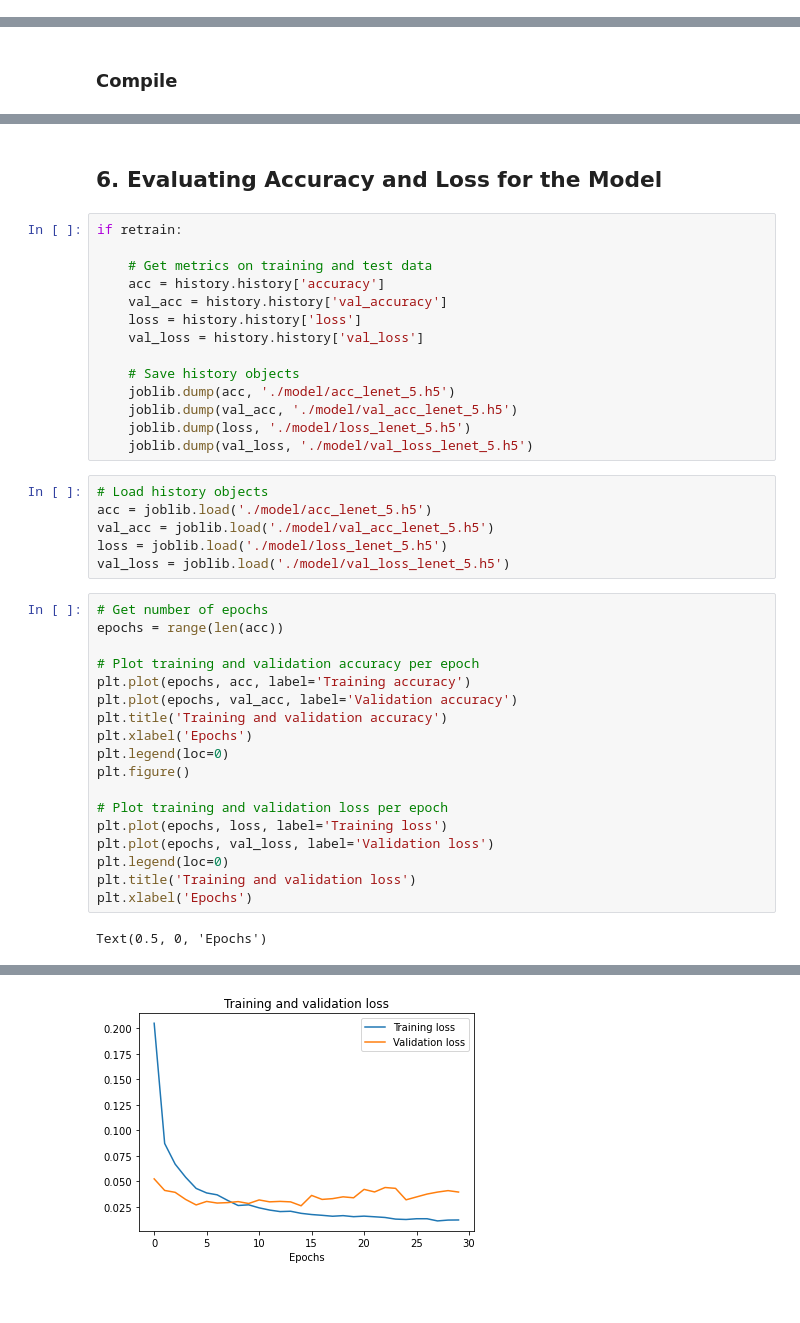
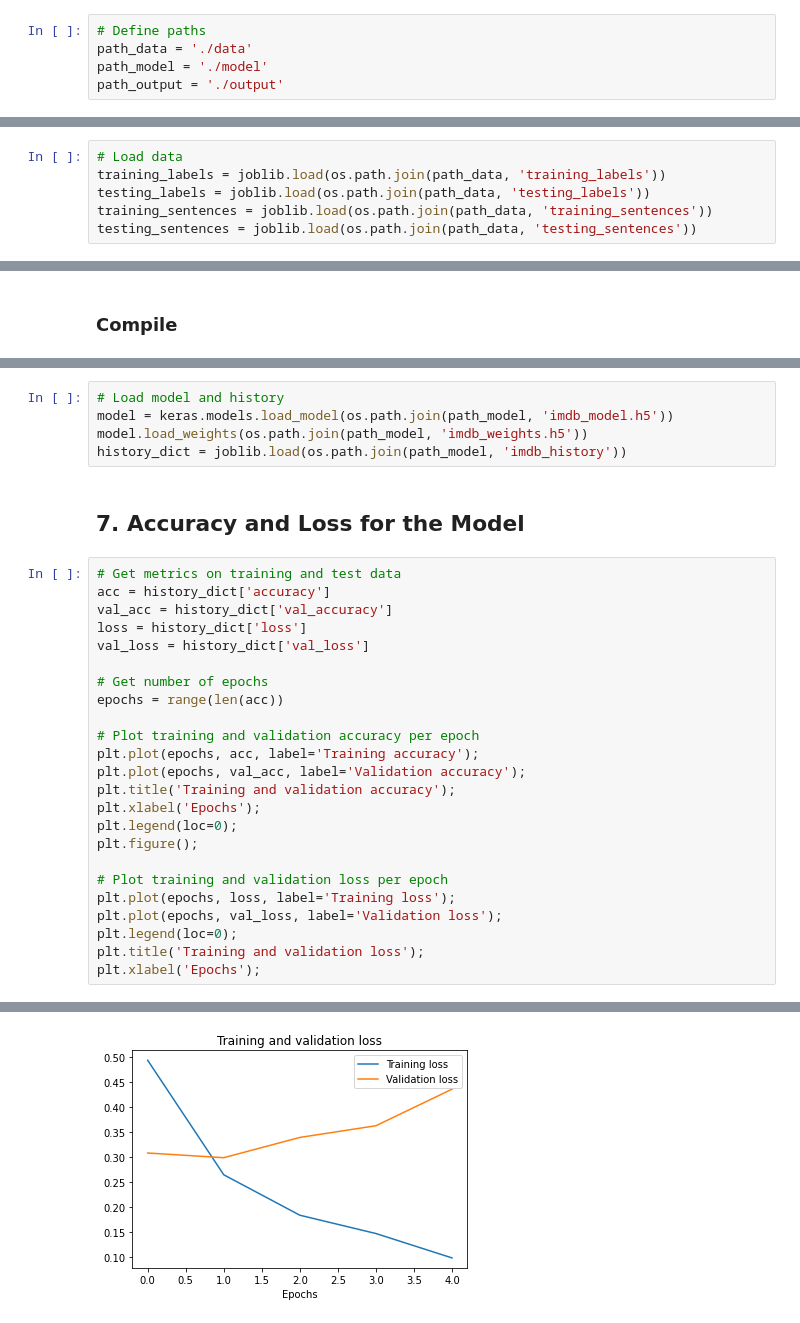
Before and after one commit to guillermo-lahuerta/Sentiment-analysis, a Jupyter notebook: Sentiment_analysis_IMDB.ipynb, the cells around one changed output, grey strips where cells are left out. Cells and saved outputs as stored; diff of their text form; blank space fills up the shorter version.

```diff
--- a/Sentiment_analysis_IMDB.ipynb
+++ b/Sentiment_analysis_IMDB.ipynb
@@ -72,2 +65,7 @@ The GPU will be used for calculations.
+# %%
+# Define paths
+path_data = './data'
+path_model = './model'
+path_output = './output'
 # %% [markdown]
 ## 1. Import data
@@ -76,0 +108,6 @@ The GPU will be used for calculations.
+# %%
+# Load data
+training_labels = joblib.load(os.path.join(path_data, 'training_labels'))
+testing_labels = joblib.load(os.path.join(path_data, 'testing_labels'))
+training_sentences = joblib.load(os.path.join(path_data, 'training_sentences'))
+testing_sentences = joblib.load(os.path.join(path_data, 'testing_sentences'))
@@ -242,42 +316,32 @@ lenet_5_model = keras.models.load_model('./model/digit_recognizer_lenet_5.h5')
+# %%
+# Load model and history
+model = keras.models.load_model(os.path.join(path_model, 'imdb_model.h5'))
+model.load_weights(os.path.join(path_model, 'imdb_weights.h5'))
+history_dict = joblib.load(os.path.join(path_model, 'imdb_history'))
 # %% [markdown]
-## 6. Evaluating Accuracy and Loss for the Model
+## 7. Accuracy and Loss for the Model
-# %%
-if retrain:
-
-    # Get metrics on training and test data
-    acc = history.history['accuracy']
-    val_acc = history.history['val_accuracy']
-    loss = history.history['loss']
-    val_loss = history.history['val_loss']
-
-    # Save history objects
-    joblib.dump(acc, './model/acc_lenet_5.h5')
-    joblib.dump(val_acc, './model/val_acc_lenet_5.h5')
-    joblib.dump(loss, './model/loss_lenet_5.h5')
-    joblib.dump(val_loss, './model/val_loss_lenet_5.h5')
-# %%
-# Load history objects
-acc = joblib.load('./model/acc_lenet_5.h5')
-val_acc = joblib.load('./model/val_acc_lenet_5.h5')
-loss = joblib.load('./model/loss_lenet_5.h5')
-val_loss = joblib.load('./model/val_loss_lenet_5.h5')
 # %%
+# Get metrics on training and test data
+acc = history_dict['accuracy']
+val_acc = history_dict['val_accuracy']
+loss = history_dict['loss']
+val_loss = history_dict['val_loss']
+
 # Get number of epochs
 epochs = range(len(acc))
 
 # Plot training and validation accuracy per epoch
-plt.plot(epochs, acc, label='Training accuracy')
-plt.plot(epochs, val_acc, label='Validation accuracy')
-plt.title('Training and validation accuracy')
-plt.xlabel('Epochs')
-plt.legend(loc=0)
-plt.figure()
+plt.plot(epochs, acc, label='Training accuracy');
+plt.plot(epochs, val_acc, label='Validation accuracy');
+plt.title('Training and validation accuracy');
+plt.xlabel('Epochs');
+plt.legend(loc=0);
+plt.figure();
 
 # Plot training and validation loss per epoch
-plt.plot(epochs, loss, label='Training loss')
-plt.plot(epochs, val_loss, label='Validation loss')
-plt.legend(loc=0)
-plt.title('Training and validation loss')
-plt.xlabel('Epochs')
+plt.plot(epochs, loss, label='Training loss');
+plt.plot(epochs, val_loss, label='Validation loss');
+plt.legend(loc=0);
+plt.title('Training and validation loss');
+plt.xlabel('Epochs');
 # %% [output]
-Text(0.5, 0, 'Epochs')
@@ -285 +349 @@ Text(0.5, 0, 'Epochs')
-[figure, old version]
+[figure, new version]
```
Also changed, not shown: parts of 46 cells of this notebook, 15 other files.
